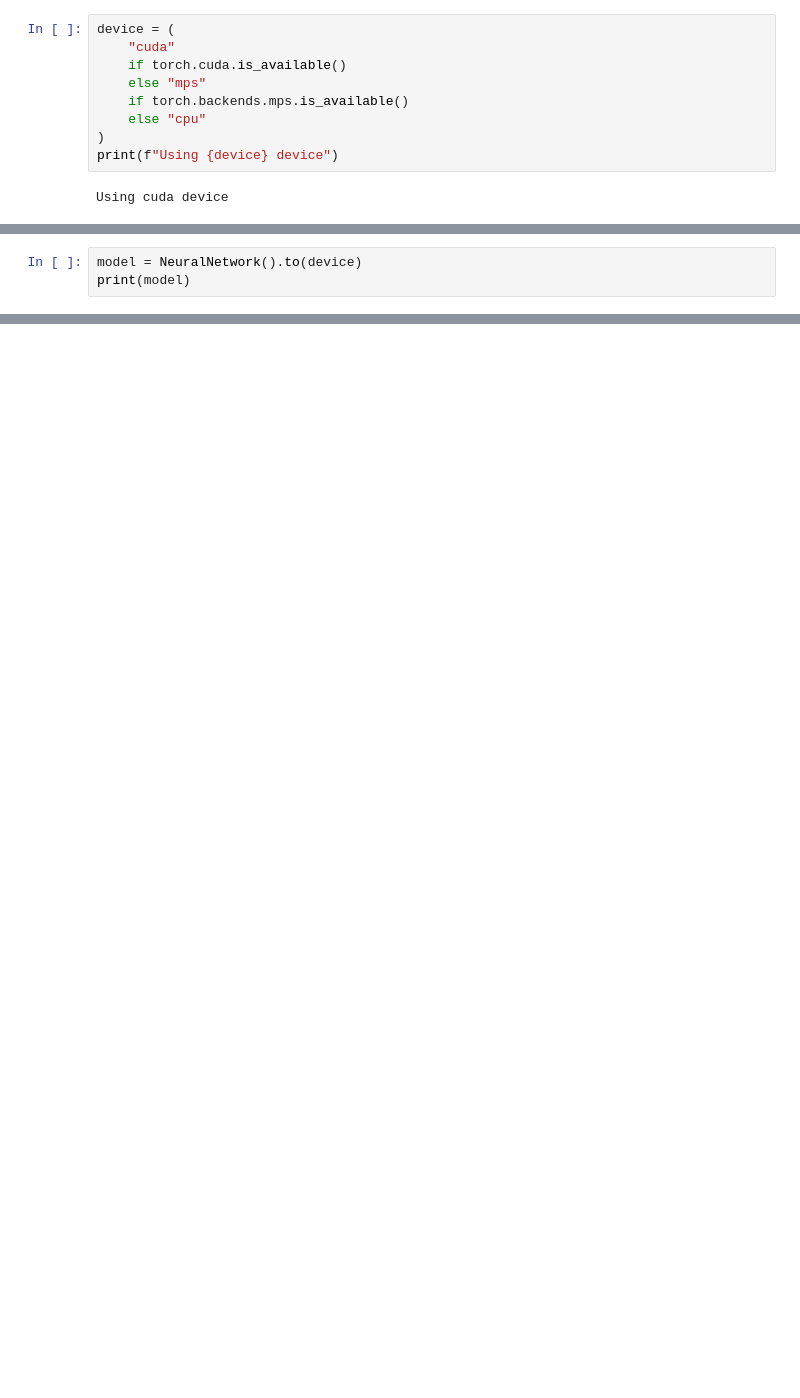
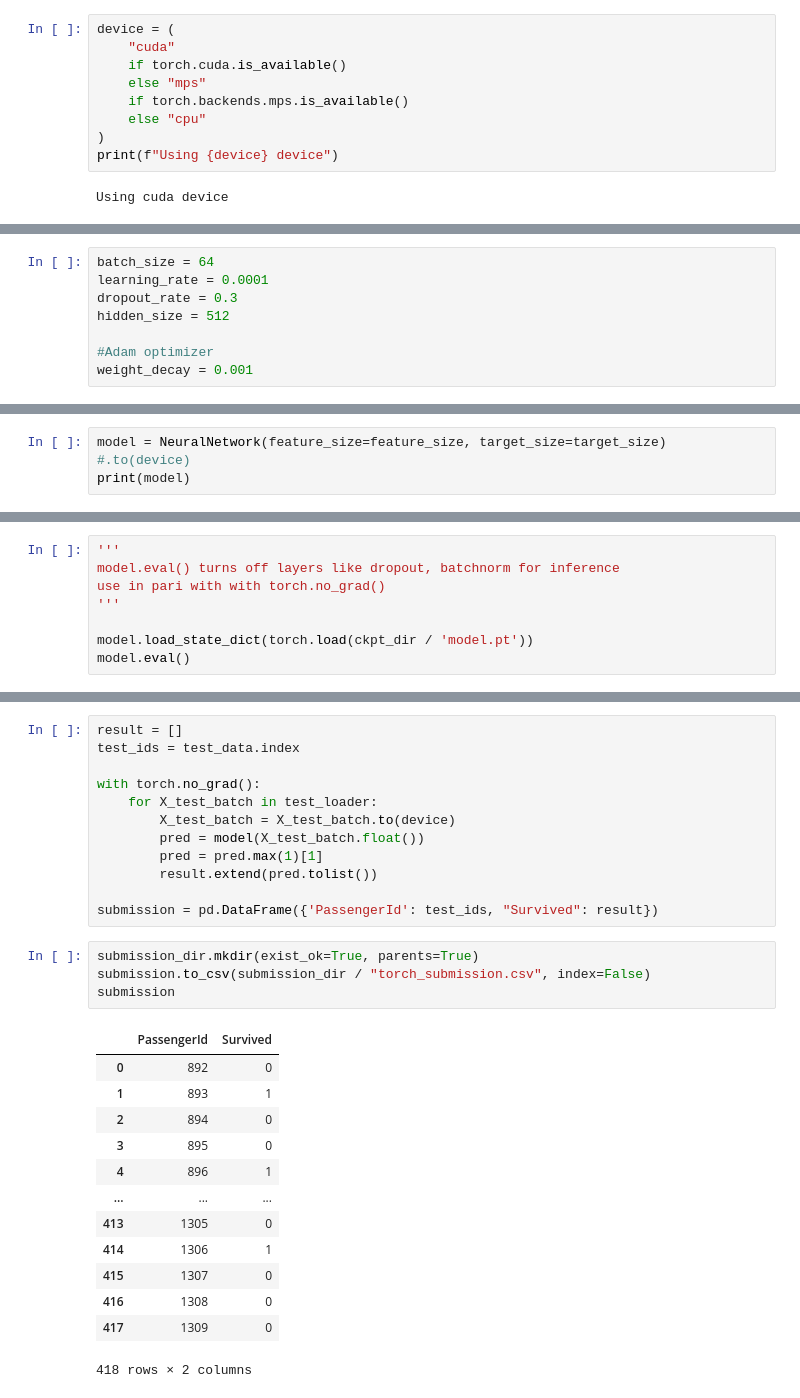
Before and after one commit to nyck33/KaggleLearnML, a Jupyter notebook: competitions/titanic/gettingstartedwithtitanic.ipynb, the cells around one changed output, grey strips where cells are left out. Drawn from its saved outputs; the diff is of its cells as text; blank space fills up the shorter version.

```diff
--- a/competitions/titanic/gettingstartedwithtitanic.ipynb
+++ b/competitions/titanic/gettingstartedwithtitanic.ipynb
@@ -383,0 +498,8 @@ Using cuda device
+# %%
+batch_size = 64
+learning_rate = 0.0001
+dropout_rate = 0.3
+hidden_size = 512
+
+#Adam optimizer
+weight_decay = 0.001
@@ -401,7 +546,7 @@ class NeuralNetwork(nn.Module):
         logits = self.linear_relu_stack(x)
         return logits
 # %%
-model = NeuralNetwork().to(device)
+model = NeuralNetwork(feature_size=feature_size, target_size=target_size) #.to(device)
 print(model)
 # %% [output]
 NeuralNetwork(
@@ -504,0 +672,8 @@ IndexError: Dimension out of range (expected to be in range of [-1, 0], but got
+# %%
+'''
+model.eval() turns off layers like dropout, batchnorm for inference
+use in pari with with torch.no_grad()
+'''
+
+model.load_state_dict(torch.load(ckpt_dir / 'model.pt'))
+model.eval()
@@ -504,0 +700,30 @@ IndexError: Dimension out of range (expected to be in range of [-1, 0], but got
+# %%
+result = []
+test_ids = test_data.index
+
+with torch.no_grad():
+    for X_test_batch in test_loader:
+        X_test_batch = X_test_batch.to(device)
+        pred = model(X_test_batch.float())
+        pred = pred.max(1)[1]
+        result.extend(pred.tolist())
+
+submission = pd.DataFrame({'PassengerId': test_ids, "Survived": result})
+# %%
+submission_dir.mkdir(exist_ok=True, parents=True)
+submission.to_csv(submission_dir / "torch_submission.csv", index=False)
+submission
+# %% [output]
+|  | PassengerId | Survived |
+| 0 | 892 | 0 |
+| 1 | 893 | 1 |
+| 2 | 894 | 0 |
+| 3 | 895 | 0 |
+| 4 | 896 | 1 |
+| ... | ... | ... |
+| 413 | 1305 | 0 |
+| 414 | 1306 | 1 |
+| 415 | 1307 | 0 |
+| 416 | 1308 | 0 |
+| 417 | 1309 | 0 |
+418 rows × 2 columns
```
Also changed, not shown: parts of 33 cells of this notebook, 3 other files.
